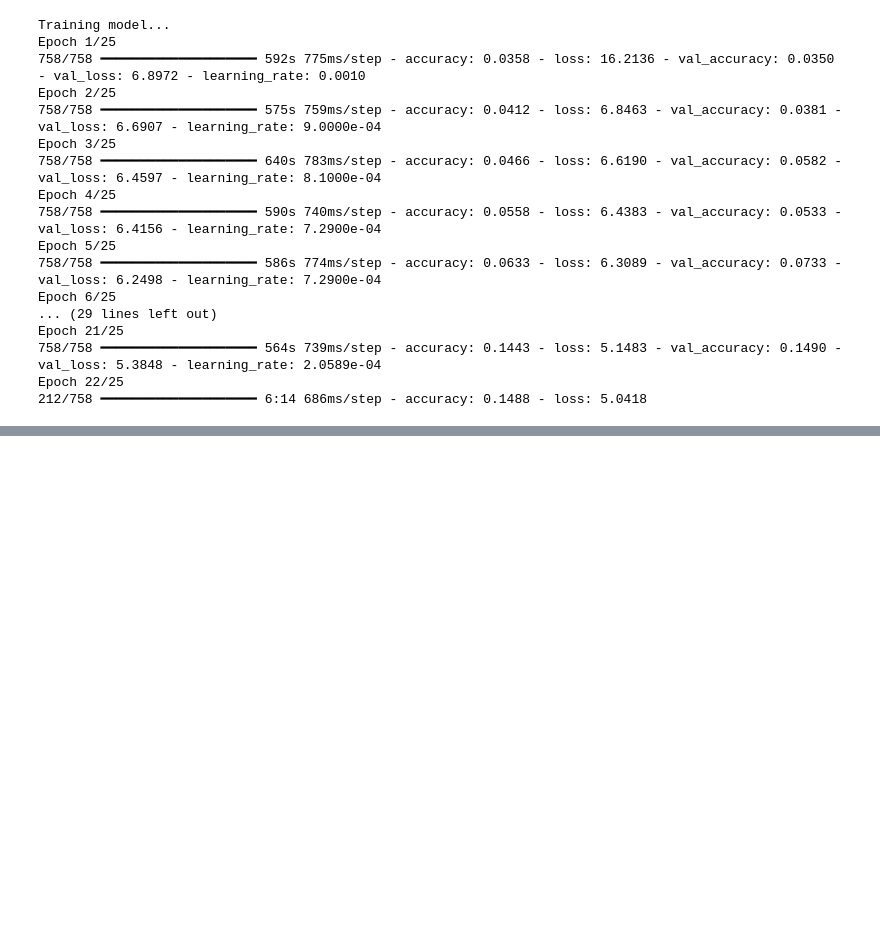
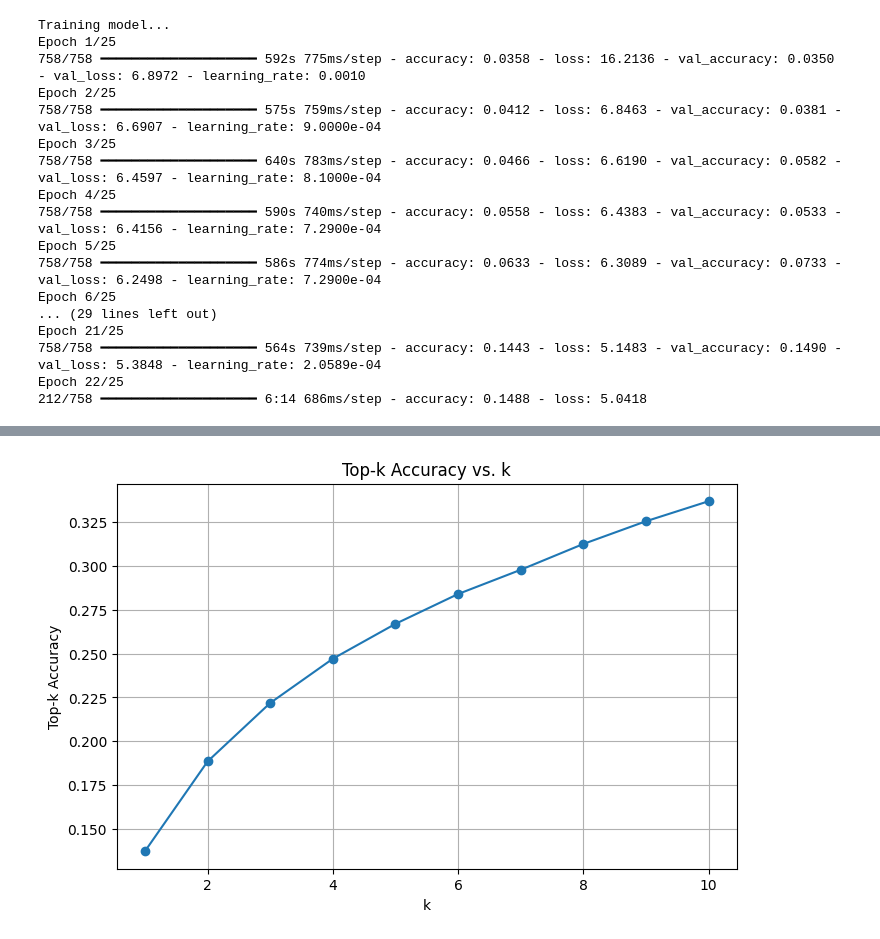
Before and after one commit to shitijseth/ChessBotTraining, a Jupyter notebook: chess_NN.ipynb, the cells around one changed output, grey strips where cells are left out. Saved outputs shown, nothing was run; the diff lists cells and outputs as text; code cells hidden in the pictures; blank space fills up the shorter version.

```diff
--- a/chess_NN.ipynb
+++ b/chess_NN.ipynb
@@ -477,0 +461,28 @@ NameError: name 'X_test' is not defined
+# %%
+import numpy as np
+import matplotlib.pyplot as plt
+
+def top_k_accuracy(y_true, y_pred_probs, k):
+    # For each sample, get indices of the top k predictions
+    top_k_preds = np.argsort(y_pred_probs, axis=1)[:, -k:]
+    true_labels = np.argmax(y_true, axis=1)
+    correct = 0
+    for i, true_val in enumerate(true_labels):
+        if true_val in top_k_preds[i]:
+            correct += 1
+    return correct / len(true_labels)
+
+# Get predictions on the validation set (using your X_val and y_val from an earlier split)
+y_val_pred_probs = model.predict(X_val)
+
+ks = range(1, 11)
+topk_accs = [top_k_accuracy(y_val, y_val_pred_probs, k) for k in ks]
+
+plt.figure(figsize=(8, 5))
+plt.plot(ks, topk_accs, marker='o')
+plt.xlabel('k')
+plt.ylabel('Top-k Accuracy')
+plt.title('Top-k Accuracy vs. k')
+plt.grid(True)
+plt.show()
+# %% [output]
@@ -477,0 +490 @@ NameError: name 'X_test' is not defined
+[figure, added]
```
Also changed, not shown: parts of 8 cells of this notebook.
